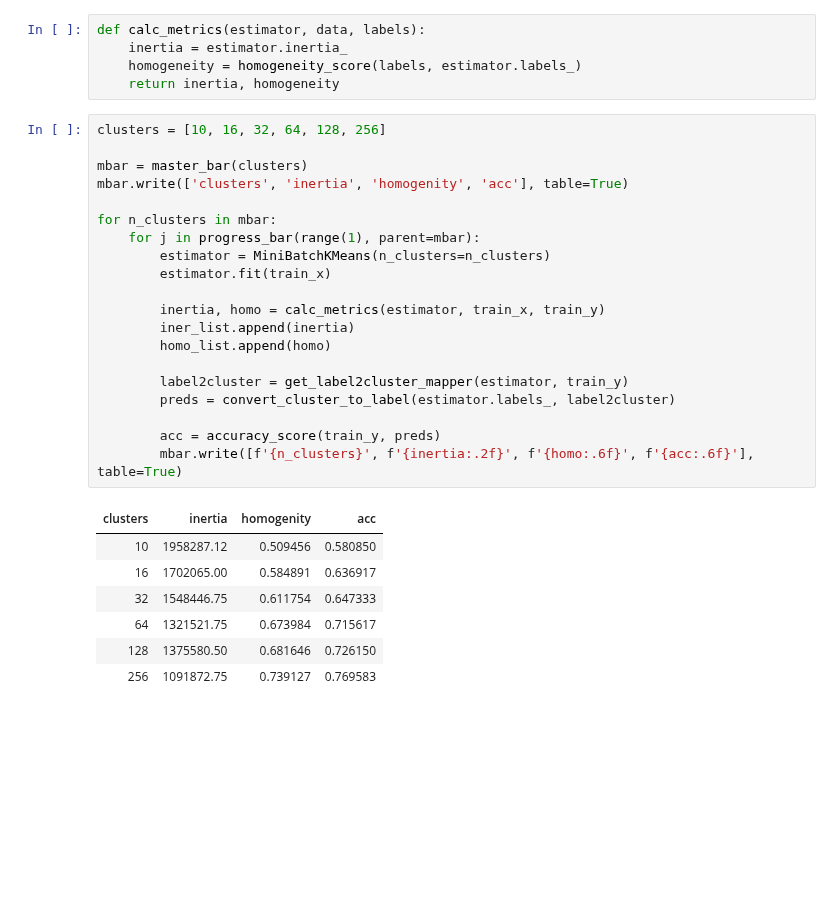
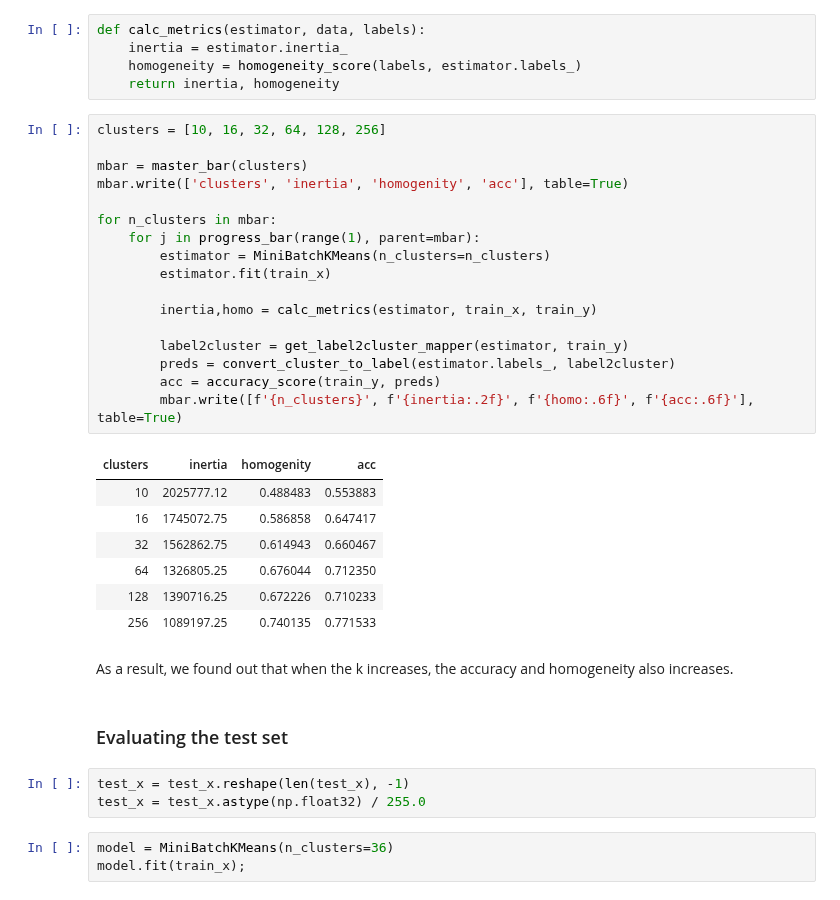
Before and after one commit to austinyhc/blog, a Jupyter notebook: _notebooks/2021-03-17-K-Means-Clustering-for-Images.ipynb, the cells around one changed output. Drawn from its saved outputs; the diff is of its cells as text; blank space fills up the shorter version.

```diff
--- a/_notebooks/2021-03-17-K-Means-Clustering-for-Images.ipynb
+++ b/_notebooks/2021-03-17-K-Means-Clustering-for-Images.ipynb
@@ -247,28 +233,35 @@ def calc_metrics(estimator, data, labels):
 # %%
 clusters = [10, 16, 32, 64, 128, 256]
 
 mbar = master_bar(clusters)
 mbar.write(['clusters', 'inertia', 'homogenity', 'acc'], table=True)
 
 for n_clusters in mbar:
     for j in progress_bar(range(1), parent=mbar):
         estimator = MiniBatchKMeans(n_clusters=n_clusters)
         estimator.fit(train_x)
 
-        inertia, homo = calc_metrics(estimator, train_x, train_y)
-        iner_list.append(inertia)
-        homo_list.append(homo)
+        inertia,homo = calc_metrics(estimator, train_x, train_y)
 
         label2cluster = get_label2cluster_mapper(estimator, train_y)
         preds = convert_cluster_to_label(estimator.labels_, label2cluster)
-
         acc = accuracy_score(train_y, preds)
         mbar.write([f'{n_clusters}', f'{inertia:.2f}', f'{homo:.6f}', f'{acc:.6f}'], table=True)
 # %% [output]
 | clusters | inertia | homogenity | acc |
-| 10 | 1958287.12 | 0.509456 | 0.580850 |
-| 16 | 1702065.00 | 0.584891 | 0.636917 |
-| 32 | 1548446.75 | 0.611754 | 0.647333 |
-| 64 | 1321521.75 | 0.673984 | 0.715617 |
-| 128 | 1375580.50 | 0.681646 | 0.726150 |
-| 256 | 1091872.75 | 0.739127 | 0.769583 |
+| 10 | 2025777.12 | 0.488483 | 0.553883 |
+| 16 | 1745072.75 | 0.586858 | 0.647417 |
+| 32 | 1562862.75 | 0.614943 | 0.660467 |
+| 64 | 1326805.25 | 0.676044 | 0.712350 |
+| 128 | 1390716.25 | 0.672226 | 0.710233 |
+| 256 | 1089197.25 | 0.740135 | 0.771533 |
+# %% [markdown]
+As a result, we found out that when the k increases, the accuracy and homogeneity also increases.
+# %% [markdown]
+### Evaluating the test set
+# %%
+test_x = test_x.reshape(len(test_x), -1)
+test_x = test_x.astype(np.float32) / 255.0
+# %%
+model = MiniBatchKMeans(n_clusters=36)
+model.fit(train_x);
```
Also changed, not shown: parts of 10 cells of this notebook.
